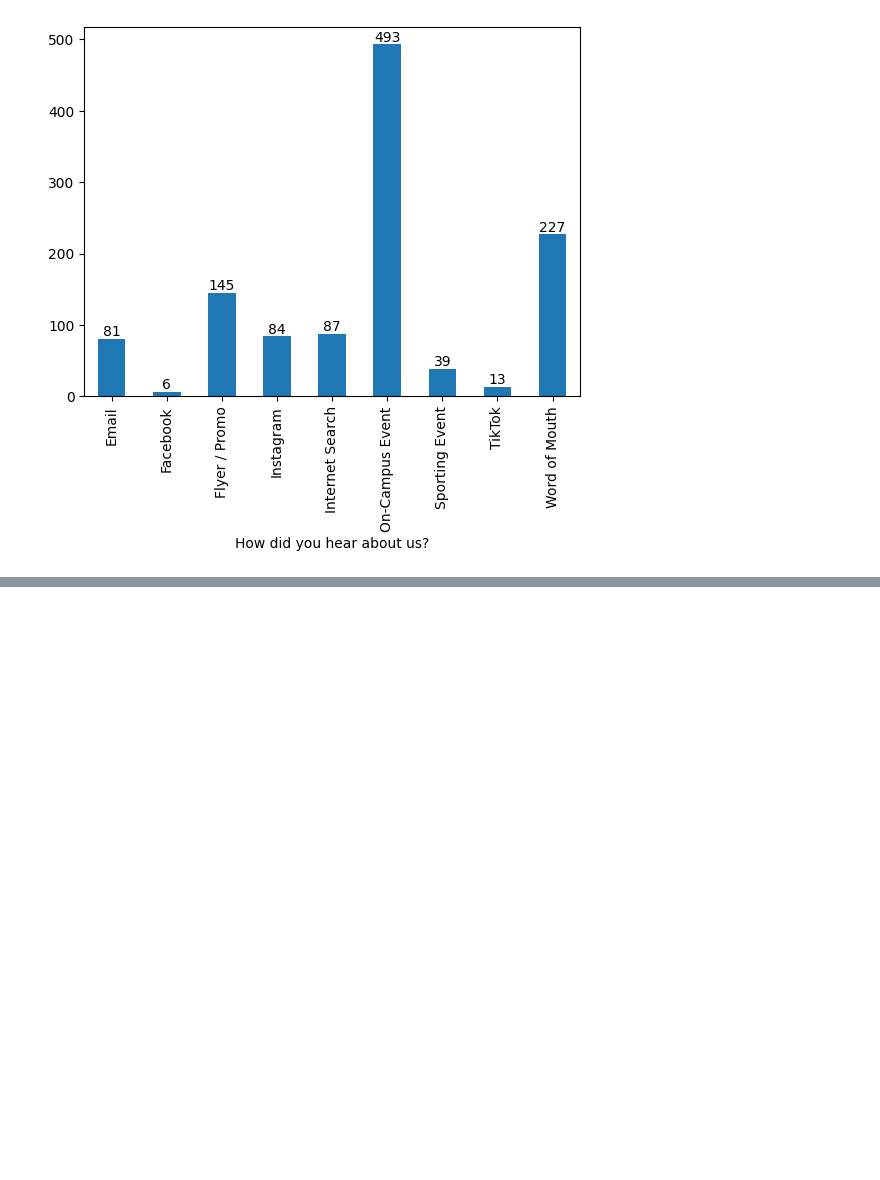
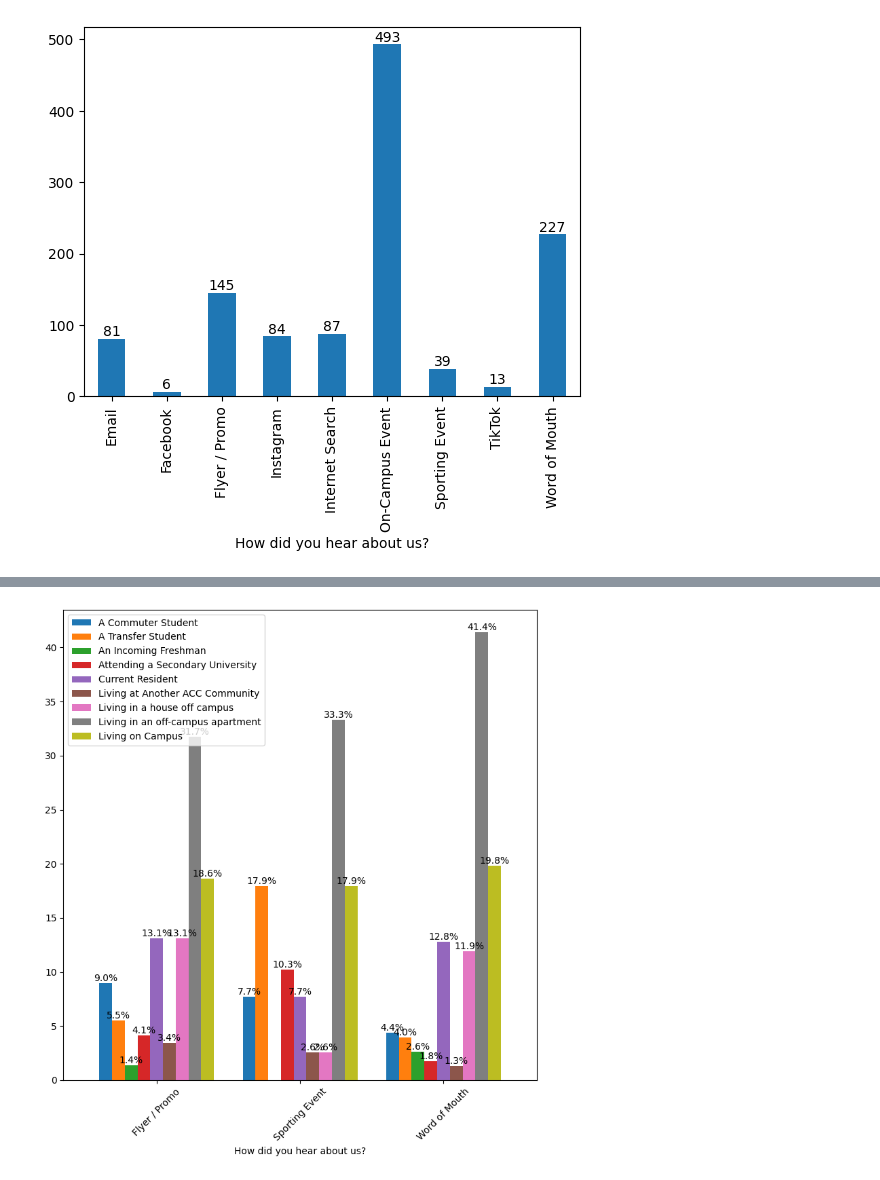
Before and after one commit to noahshiira/project-journal, a Jupyter notebook: projects/survey_analysis.ipynb, the cells around one changed output, grey strips where cells are left out. Drawn from its saved outputs; the diff is of its cells as text; code cells hidden in the pictures; blank space fills up the shorter version.

```diff
--- a/projects/survey_analysis.ipynb
+++ b/projects/survey_analysis.ipynb
@@ -98,0 +124,30 @@ plt.show()
+# %%
+sporting_info = spring_df[
+    (spring_df.iloc[:, 8] == "Yes") &
+    (spring_df.iloc[:, 10].isin(["Flyer / Promo", "Word of Mouth", "Sporting Event",]))
+]
+# %%
+result = sporting_info.pivot_table(
+    index=sporting_info.columns[10],
+    columns=sporting_info.columns[13],
+    aggfunc="size",
+    fill_value=0
+)
+
+# convert to percentages
+result_pct = result.div(result.sum(axis=1), axis=0) * 100
+
+# plot
+ax = result_pct.plot(kind="bar", figsize=(9, 9), width=0.8, rot=45)
+ax.legend(loc="upper left")
+# labels
+for container in ax.containers:
+    labels = [
+        f"{v:.1f}%" if v > 0 else ""
+        for v in container.datavalues
+    ]
+    ax.bar_label(container, labels=labels)
+
+plt.show()
+# %% [output]
+[figure, added]
```
Also changed, not shown: parts of 2 cells of this notebook.
